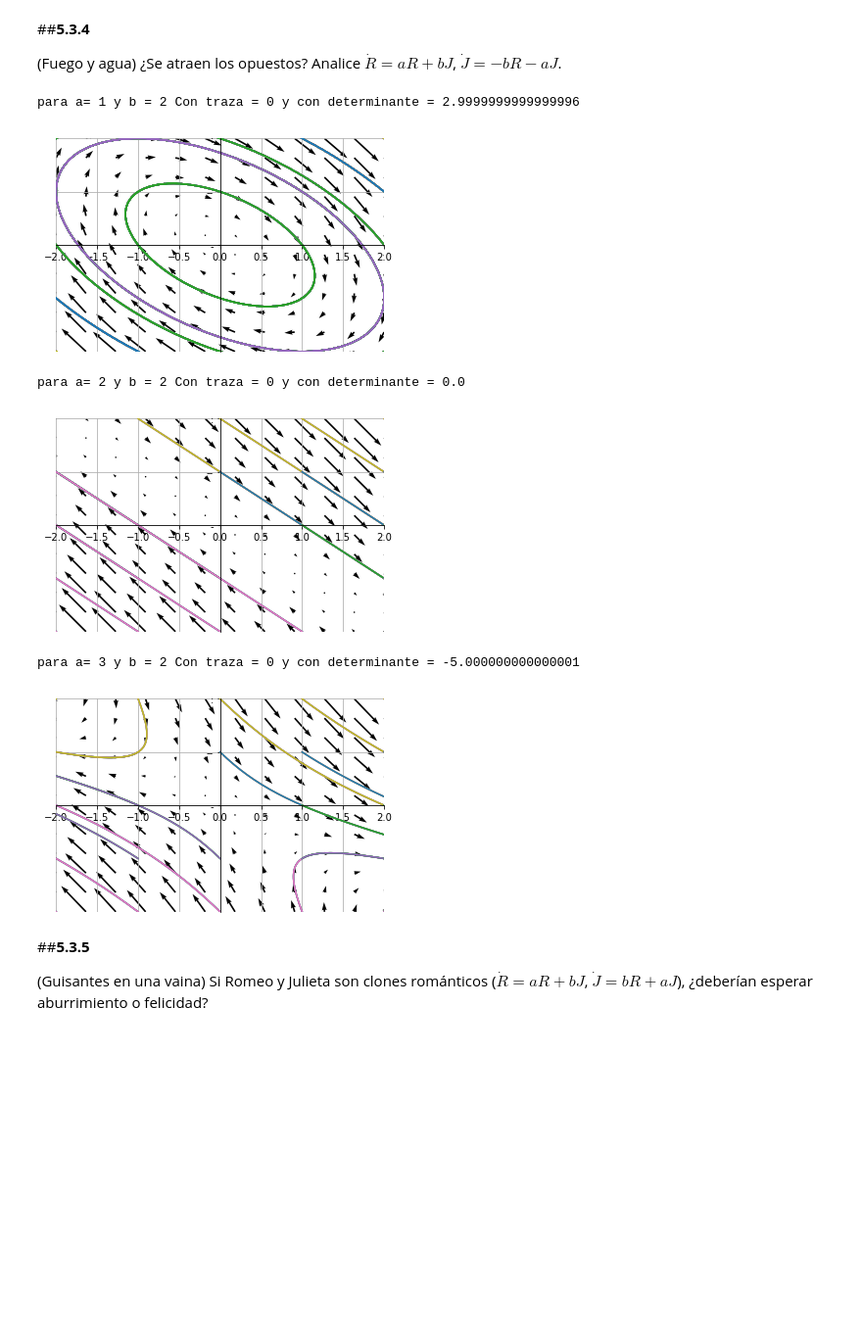
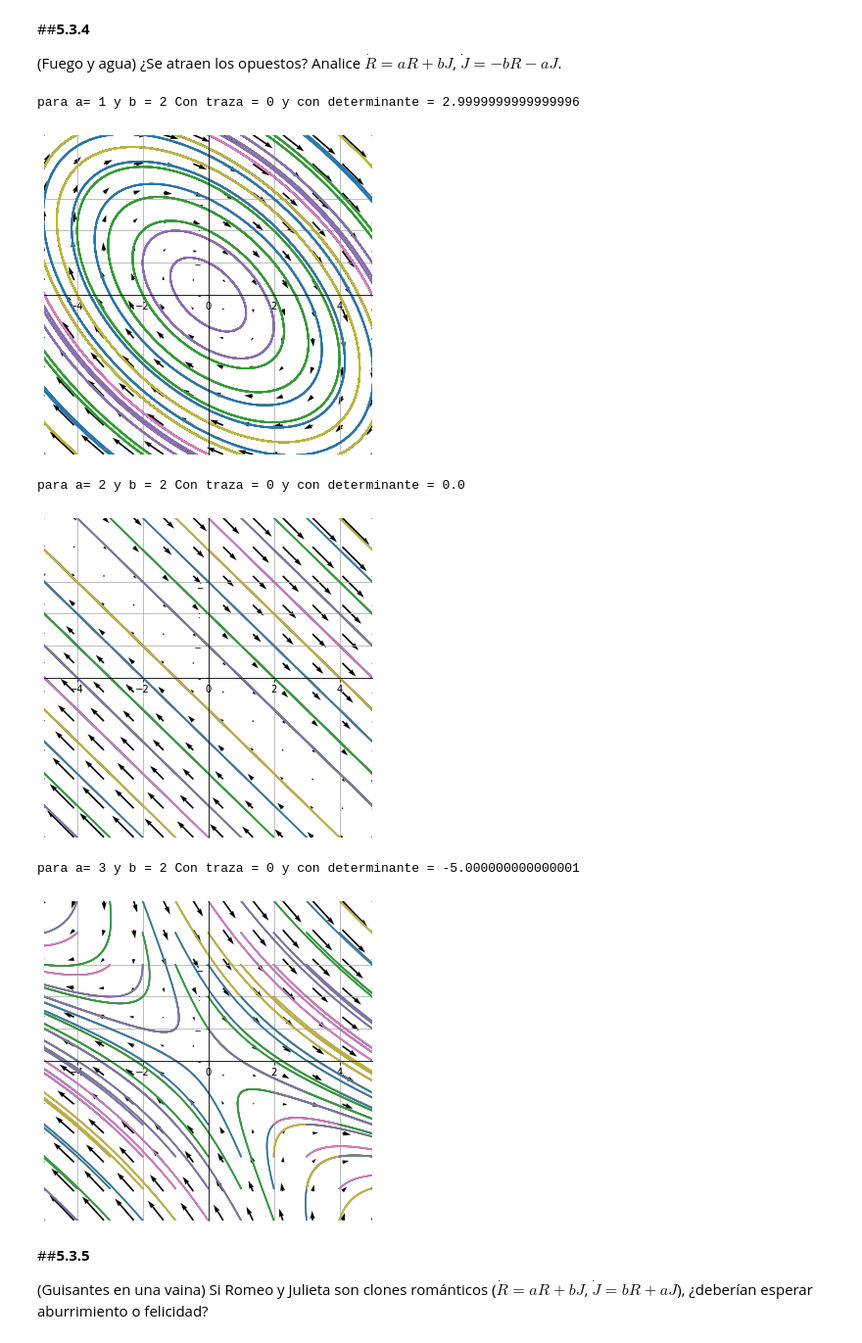
Before and after one commit to Immaczx/ModeladoySimulacion, a Jupyter notebook: Tarea_3.ipynb, the cells around one changed output. Shown at 98% size. Saved outputs shown, nothing was run; the diff lists cells and outputs as text; code cells hidden in the pictures; blank space fills up the shorter version.

```diff
--- a/Tarea_3.ipynb
+++ b/Tarea_3.ipynb
@@ -103,10 +105,10 @@ for a in [-1,1]:
     delta=np.linalg.det(A)
     traza=np.trace(A)
     print('para a=',a,'y b =',b,'Con traza =',traza,'y con determinante =',delta)
-    X,Y=np.meshgrid(np.linspace(-2,2,12),np.linspace(-2,2,12))
+    X,Y=np.meshgrid(np.linspace(-5,5,12),np.linspace(-5,5,12))
     V= b*X
     U= a*Y
-    fig, ax = plt.subplots()
+    fig, ax = plt.subplots(figsize=(6,6))
     Q= ax.quiver(X,Y,U,V,units ='width')
 
     def vdp(t,z):
@@ -116,12 +118,12 @@ for a in [-1,1]:
 
     ti,tf=0,10
     t=np.linspace(ti,tf,500)
-    for x0 in range(-2 , 3):
-      for y0 in range(-2 , 3):
+    for x0 in range(-5 , 6):
+      for y0 in range(-5 , 6):
         for style in zip(styles):
           sol=solve_ivp(vdp,[ti,tf],[x0,y0],t_eval=t)
           plt.plot(sol.y[0],sol.y[1],style)
-        plt.axis([-2,2,-2,2])
+        plt.axis([-5,5,-5,5])
         plt.grid()
     ax.spines['left'].set_position(('data',0.0))
     ax.spines['bottom'].set_position(('data',0.0))
@@ -144,43 +146,43 @@ para a= 1 y b = 1 Con traza = 0 y con determinante = -1.0
 # %%
 for a in [1,2,3]:
     b = 2
     A=np.array([[a,b],
               [-b,-a]])
     delta=np.linalg.det(A)
     traza=np.trace(A)
     print('para a=',a,'y b =',b,'Con traza =',traza,'y con determinante =',delta)
-    X,Y=np.meshgrid(np.linspace(-2,2,12),np.linspace(-2,2,12))
+    X,Y=np.meshgrid(np.linspace(-5,5,12),np.linspace(-5,5,12))
     V= -b*X-a*Y
     U= a*X+ b*Y
-    fig, ax = plt.subplots()
+    fig, ax = plt.subplots(figsize=(6,6))
     Q= ax.quiver(X,Y,U,V,units ='width')
 
     def vdp(t,z):
       x,y=z
       #Donde, j=y
       return[a*x+ b*y,-b*x-a*y] #Ecuaciones del sistema
 
     ti,tf=0,10
     t=np.linspace(ti,tf,500)
-    for x0 in range(-2 , 3):
-      for y0 in range(-2 , 3):
+    for x0 in range(-5 , 6):
+      for y0 in range(-5 , 6):
         for style in zip(styles):
           sol=solve_ivp(vdp,[ti,tf],[x0,y0],t_eval=t)
           plt.plot(sol.y[0],sol.y[1],style)
-        plt.axis([-2,2,-2,2])
+        plt.axis([-5,5,-5,5])
         plt.grid()
     ax.spines['left'].set_position(('data',0.0))
     ax.spines['bottom'].set_position(('data',0.0))
     ax.spines['top'].set_color('none')
     ax.spines['right'].set_color('none')
     plt.show()
 # %% [output]
 para a= 1 y b = 2 Con traza = 0 y con determinante = 2.9999999999999996
-[figure, old version]
+[figure, new version]
 para a= 2 y b = 2 Con traza = 0 y con determinante = 0.0
-[figure, old version]
+[figure, new version]
 para a= 3 y b = 2 Con traza = 0 y con determinante = -5.000000000000001
-[figure, old version]
+[figure, new version]
 # %% [markdown]
 ##**5.3.5**
 
```
Also changed, not shown: parts of 7 cells of this notebook.
